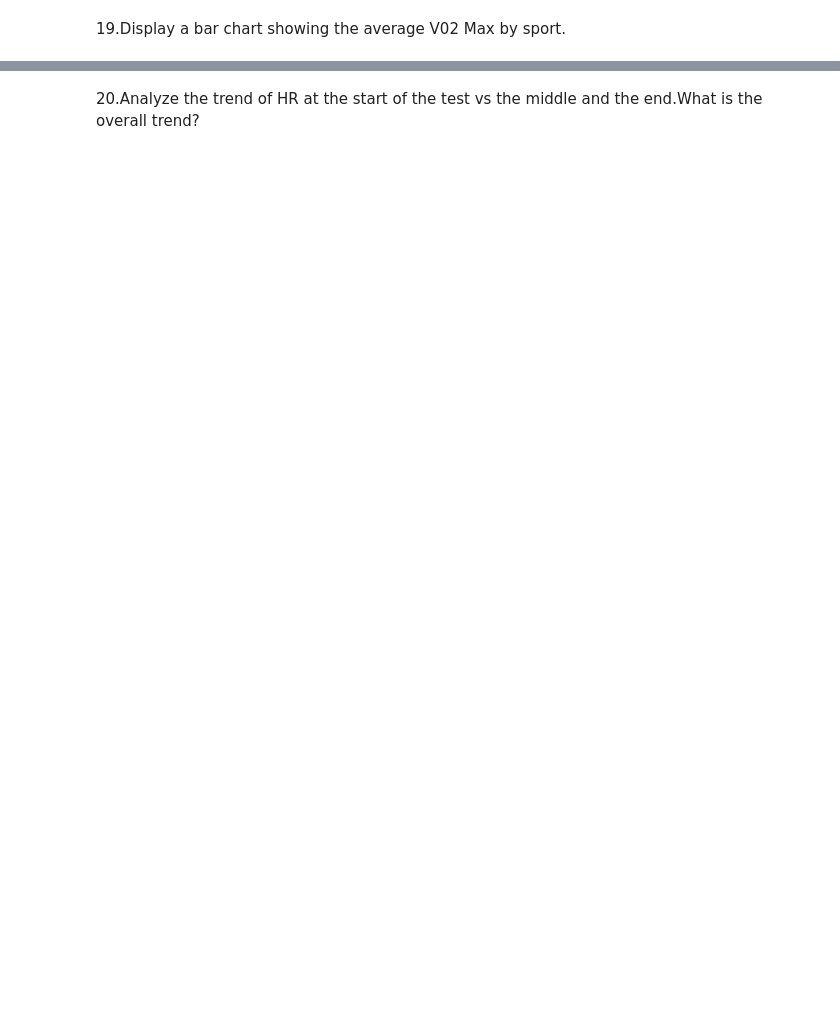
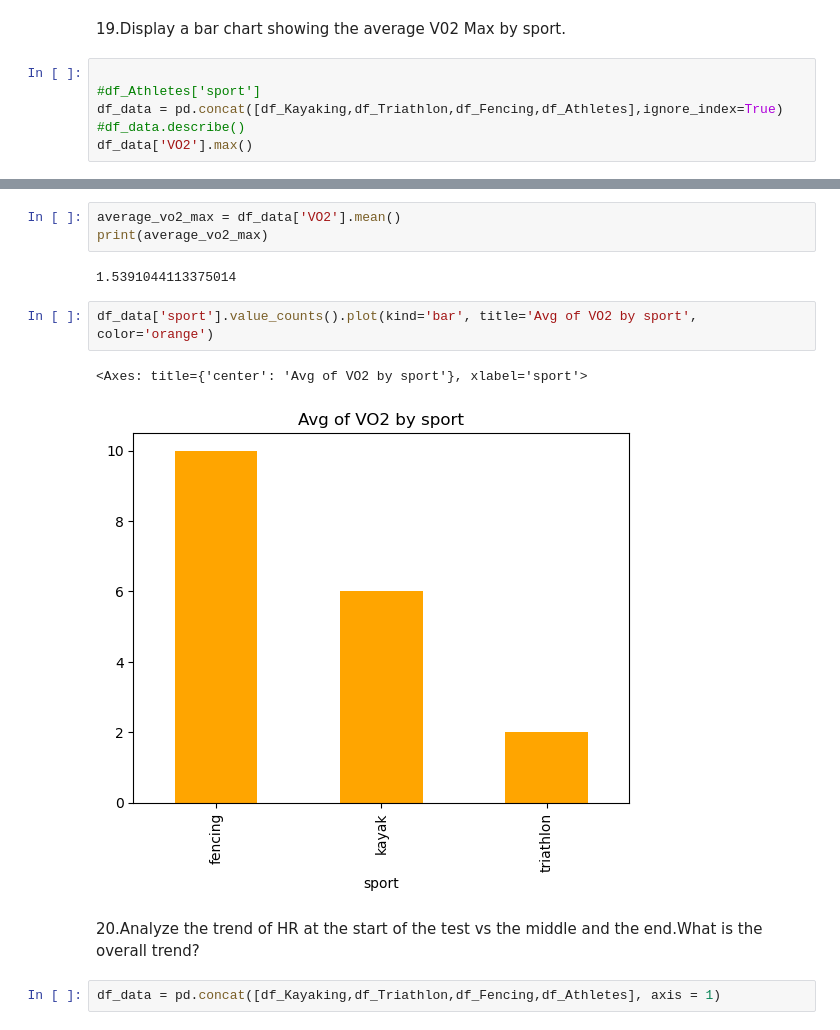
Before and after one commit to anuvarsha2642/3_Code_Rangers_PythonHackathon_Aug24, a Jupyter notebook: mapa_16.ipynb, the cells around one changed output, grey strips where cells are left out. Cells and saved outputs as stored; diff of their text form; blank space fills up the shorter version.

```diff
--- a/mapa_16.ipynb
+++ b/mapa_16.ipynb
@@ -128,2 +111,8 @@ print(athlete_count[['sport', 'First Name']])
 # %% [markdown]
 19.Display a bar chart showing the average V02 Max by sport.
+# %%
+
+#df_Athletes['sport']
+df_data = pd.concat([df_Kayaking,df_Triathlon,df_Fencing,df_Athletes],ignore_index=True)
+#df_data.describe()
+df_data['VO2'].max()
@@ -130,2 +133,14 @@ print(athlete_count[['sport', 'First Name']])
+# %%
+average_vo2_max = df_data['VO2'].mean()
+print(average_vo2_max)
+# %% [output]
+1.5391044113375014
+# %%
+df_data['sport'].value_counts().plot(kind='bar', title='Avg of VO2 by sport', color='orange')
+# %% [output]
+<Axes: title={'center': 'Avg of VO2 by sport'}, xlabel='sport'>
+[figure, added]
 # %% [markdown]
 20.Analyze the trend of HR at the start of the test vs the middle and the end.What is the overall trend?
+# %%
+df_data = pd.concat([df_Kayaking,df_Triathlon,df_Fencing,df_Athletes], axis = 1)
```
Also changed, not shown: parts of 33 cells of this notebook.
